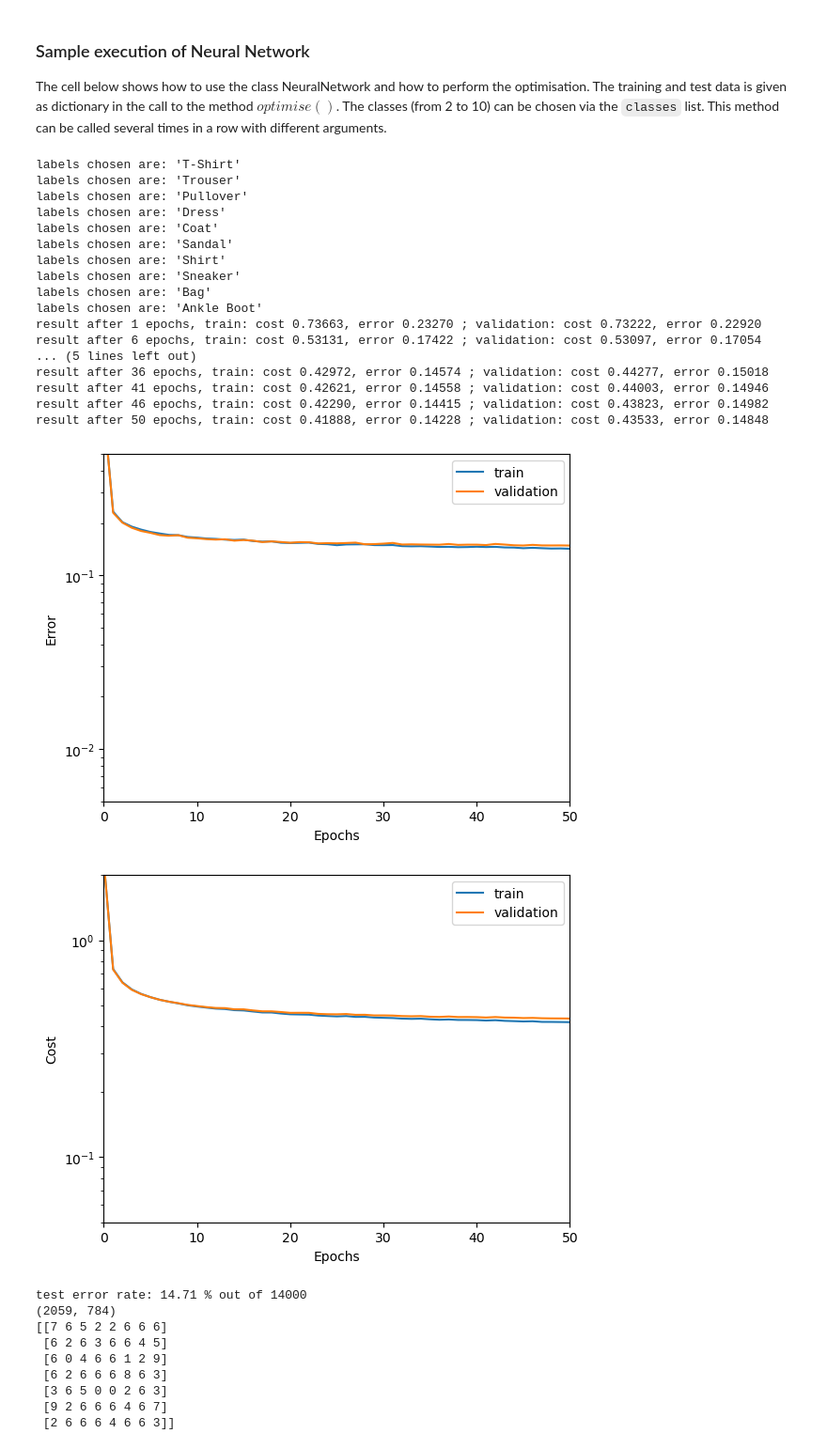
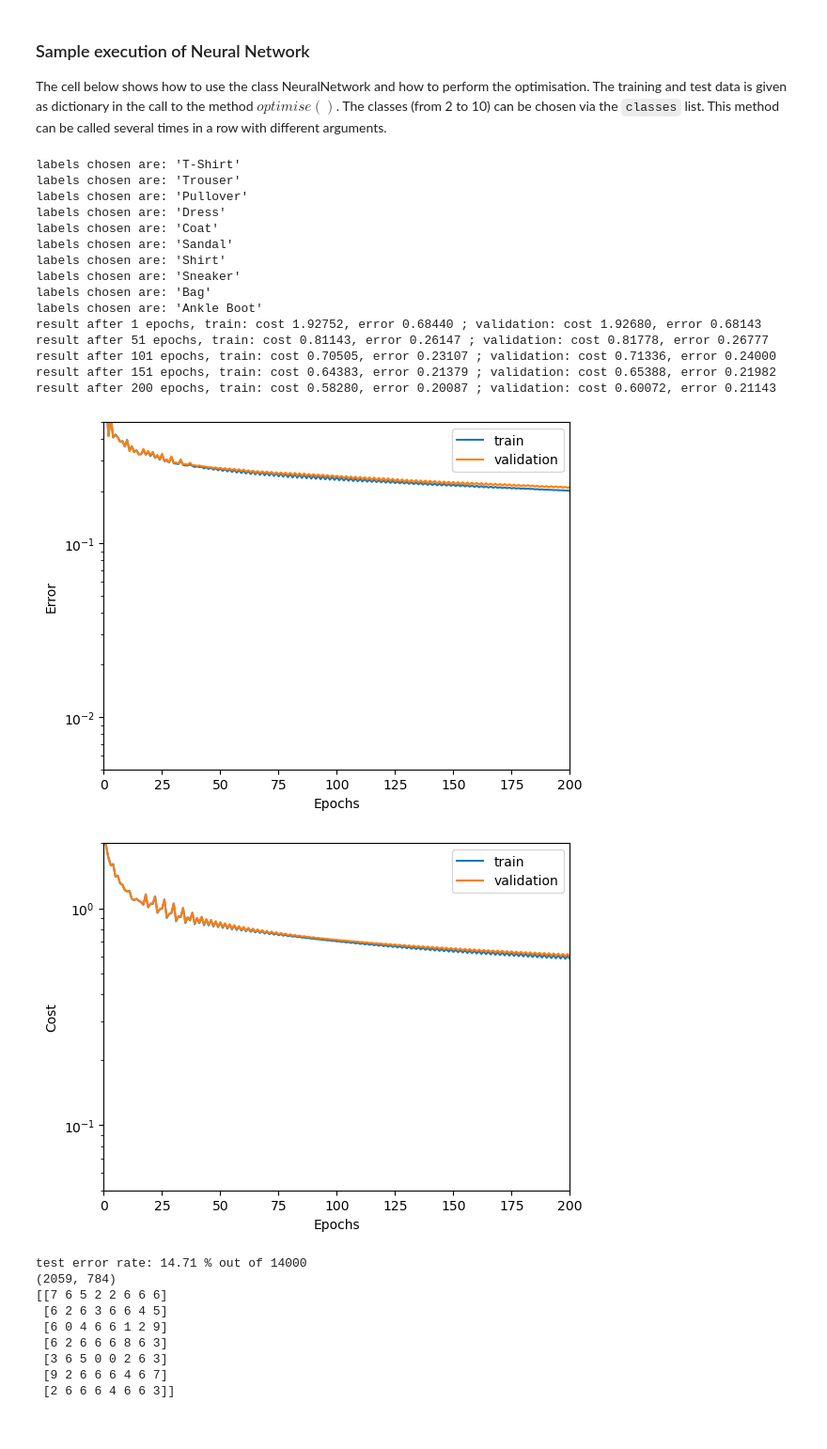
Before and after one commit to ODAncona/tsm_delearn_lab, a Jupyter notebook: PW03_Shallow_Networks/softmax_classifier_stud.ipynb, the cells around one changed output. Shown: that part at 94% size. Saved outputs shown, nothing was run; the diff lists cells and outputs as text; code cells hidden in the pictures.

```diff
--- a/PW03_Shallow_Networks/softmax_classifier_stud.ipynb
+++ b/PW03_Shallow_Networks/softmax_classifier_stud.ipynb
@@ -506,44 +506,42 @@ classes = [0,1,2,3,4,5,6,7,8,9]
 
 x_train, x_test, y_train, y_test = prepare_data(classes, train_size=0.8, min_max_normalise=0, flatten=1)
 
 #further split in train and validation data
 validation_size = 0.2
 valid_ind = int(x_train.shape[0]*(1-validation_size))
 
 #data is arranged as dictionary with quick access through respective keys
 data = {'x_train' : x_train[:valid_ind,:], 'y_train' : y_train[:valid_ind],  \
                'x_val' : x_train[valid_ind:,:], 'y_val' : y_train[valid_ind:]}
 
 #output size may change
 size_out = len(classes)
 NNet = NeuralNetwork(size_out, random_std = 0, size_in = 784)
 
 batchsize = 256
-NNet.optimise(data, 50, 0.05, batchsize, debug=5)
-#NNet.optimise(data, 200, 0.2, debug=50)
+#NNet.optimise(data, 50, 0.05, batchsize, debug=5)
+NNet.optimise(data, 200, 0.2, debug=50)
 
 plot_error(NNet)
 plot_cost(NNet)
 # %% [output]
 labels chosen are: 'T-Shirt'
 labels chosen are: 'Trouser'
 labels chosen are: 'Pullover'
 labels chosen are: 'Dress'
 labels chosen are: 'Coat'
 labels chosen are: 'Sandal'
 labels chosen are: 'Shirt'
 labels chosen are: 'Sneaker'
 labels chosen are: 'Bag'
 labels chosen are: 'Ankle Boot'
-result after 1 epochs, train: cost 0.73663, error 0.23270 ; validation: cost 0.73222, error 0.22920
-result after 6 epochs, train: cost 0.53131, error 0.17422 ; validation: cost 0.53097, error 0.17054
-... (5 lines left out)
-result after 36 epochs, train: cost 0.42972, error 0.14574 ; validation: cost 0.44277, error 0.15018
-result after 41 epochs, train: cost 0.42621, error 0.14558 ; validation: cost 0.44003, error 0.14946
-result after 46 epochs, train: cost 0.42290, error 0.14415 ; validation: cost 0.43823, error 0.14982
-result after 50 epochs, train: cost 0.41888, error 0.14228 ; validation: cost 0.43533, error 0.14848
+result after 1 epochs, train: cost 1.92752, error 0.68440 ; validation: cost 1.92680, error 0.68143
+result after 51 epochs, train: cost 0.81143, error 0.26147 ; validation: cost 0.81778, error 0.26777
+result after 101 epochs, train: cost 0.70505, error 0.23107 ; validation: cost 0.71336, error 0.24000
+result after 151 epochs, train: cost 0.64383, error 0.21379 ; validation: cost 0.65388, error 0.21982
+result after 200 epochs, train: cost 0.58280, error 0.20087 ; validation: cost 0.60072, error 0.21143
-[figure, old version]
+[figure, new version]
-[figure, old version]
+[figure, new version]
 # %%
 #analyse false classified training or test images
 y_pred = np.argmax(NNet.propagate(x_test), axis=1)
```
